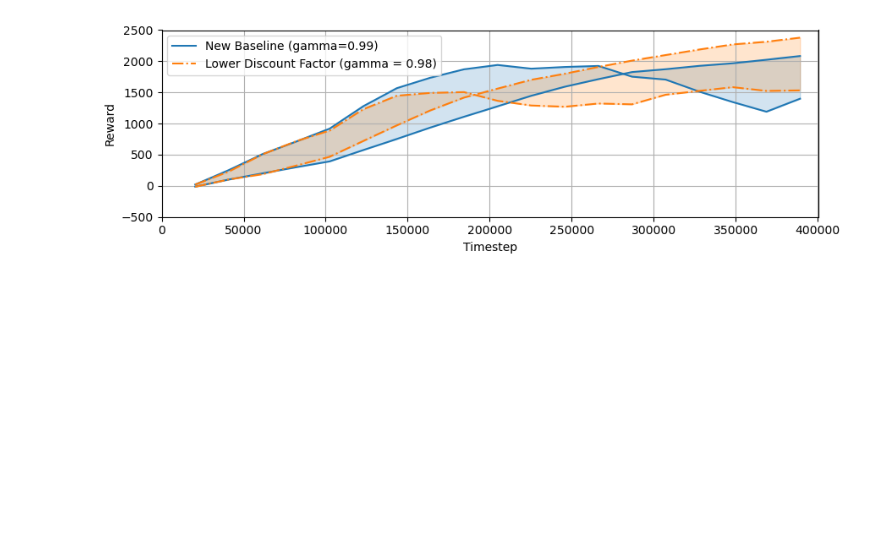
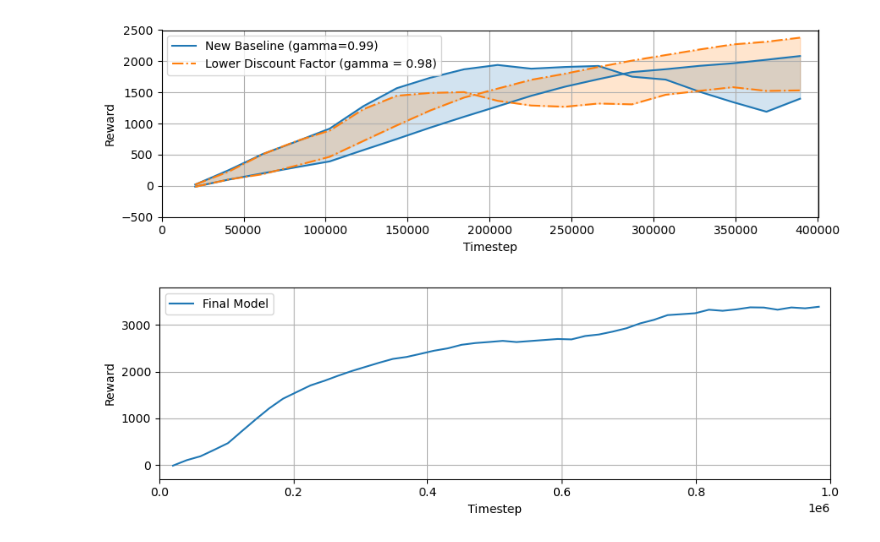
Before and after one commit to tristandijkstra/HalfCheetahBioInspired, a Jupyter notebook: plot_tuning.ipynb, the cells around one changed output. Saved outputs shown, nothing was run; the diff lists cells and outputs as text; code cells hidden in the pictures; blank space fills up the shorter version.

Commit message:
final plot

```diff
--- a/tuning_plot.ipynb
+++ b/plot_tuning.ipynb
@@ -20,6 +20,8 @@ lowGAE2 = pd.read_csv("SB3/lowGAE_PPO_2.csv", header=0, index_col=0)
 
 gamma1 = pd.read_csv("SB3/gamma_PPO_1.csv", header=0, index_col=0)
 gamma2 = pd.read_csv("SB3/gamma_PPO_2.csv", header=0, index_col=0)
+
+final = pd.read_csv("SB3/final_PPO_1.csv", header=0, index_col=0)
 # %%
 fig, ax = plt.subplots(1, 1, figsize=(9,3))
 
@@ -123,3 +125,20 @@ fig.set_tight_layout(True)
 fig.savefig("plots/tuneGamma.png")
 # %% [output]
 [figure]
+# %%
+fig, ax = plt.subplots(1, 1, figsize=(9,3))
+
+ax.plot(final.Step, final.Value, color="tab:blue", label=r"Final Model")
+
+ax.set_xlim(0, 1e6)
+ax.set_ylim(-300, 3800)
+
+ax.set_ylabel("Reward")
+ax.set_xlabel("Timestep")
+ax.grid()
+ax.legend()
+fig.set_tight_layout(True)
+
+fig.savefig("plots/finalTrain.png")
+# %% [output]
+[figure, added]
```
Also changed, not shown: 2 other files.
